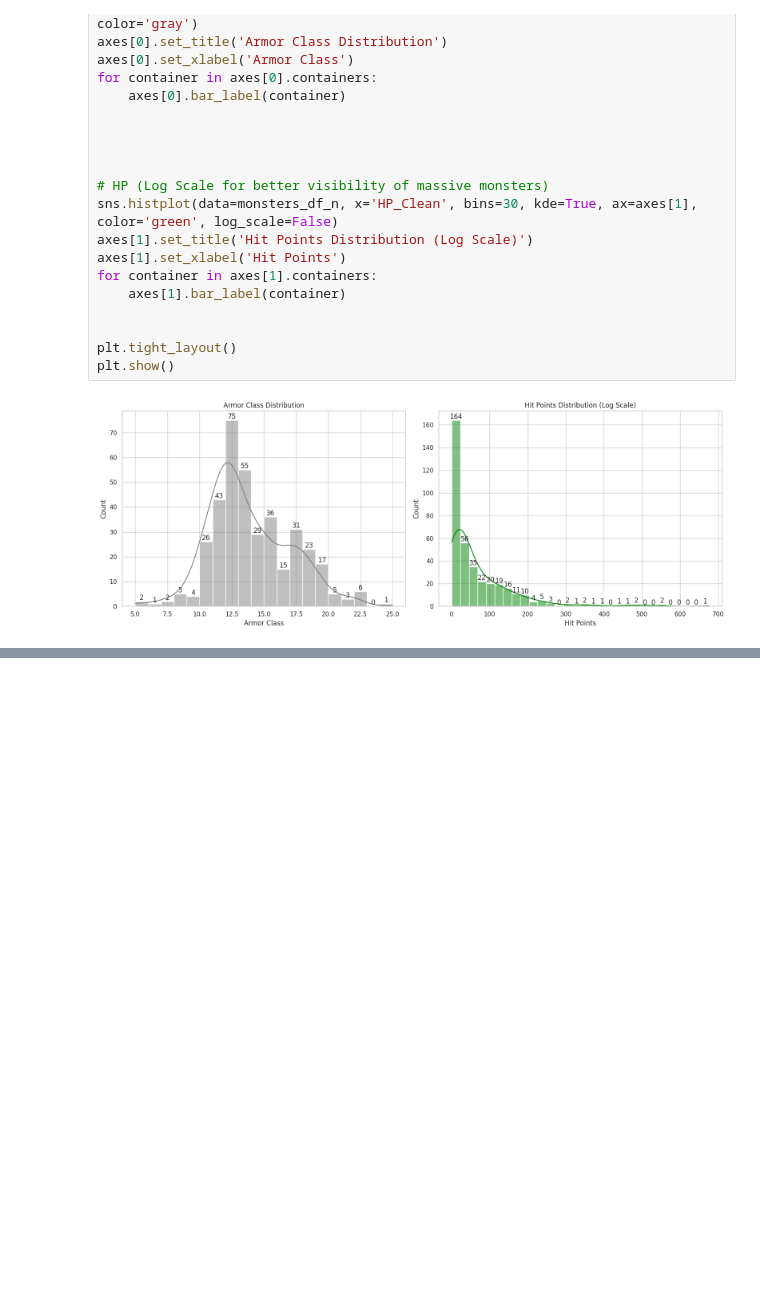
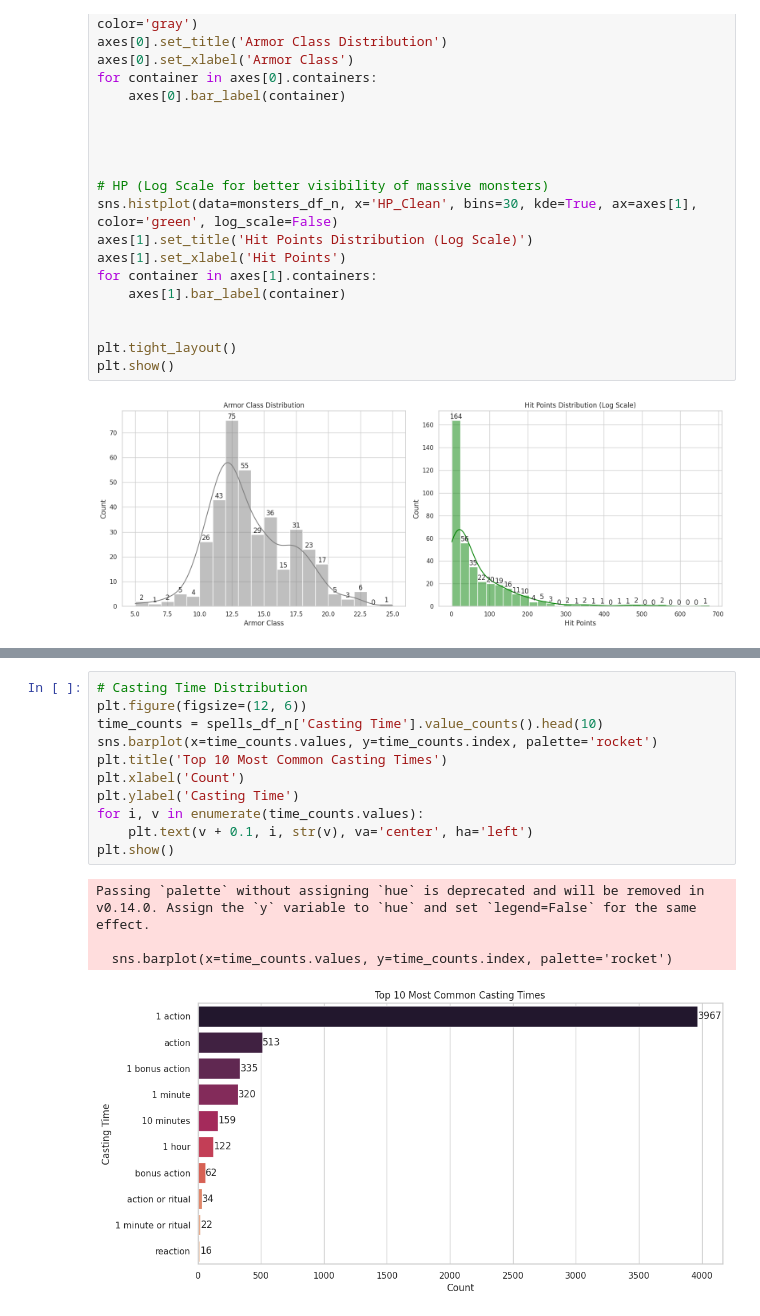
Before and after one commit to baakhoff/research, a Jupyter notebook: notebooks/dnd_research.ipynb, the cells around one changed output, grey strips where cells are left out. Drawn from its saved outputs; the diff is of its cells as text; blank space fills up the shorter version.

```diff
--- a/notebooks/dnd_research.ipynb
+++ b/notebooks/dnd_research.ipynb
@@ -365,0 +405,16 @@ plt.show()
+# %%
+# Casting Time Distribution
+plt.figure(figsize=(12, 6))
+time_counts = spells_df_n['Casting Time'].value_counts().head(10)
+sns.barplot(x=time_counts.values, y=time_counts.index, palette='rocket')
+plt.title('Top 10 Most Common Casting Times')
+plt.xlabel('Count')
+plt.ylabel('Casting Time')
+for i, v in enumerate(time_counts.values):
+    plt.text(v + 0.1, i, str(v), va='center', ha='left')
+plt.show()
+# %% [output]
+Passing `palette` without assigning `hue` is deprecated and will be removed in v0.14.0. Assign the `y` variable to `hue` and set `legend=False` for the same effect.
+
+  sns.barplot(x=time_counts.values, y=time_counts.index, palette='rocket')
+[figure, added]
```
Also changed, not shown: parts of 15 cells of this notebook.
